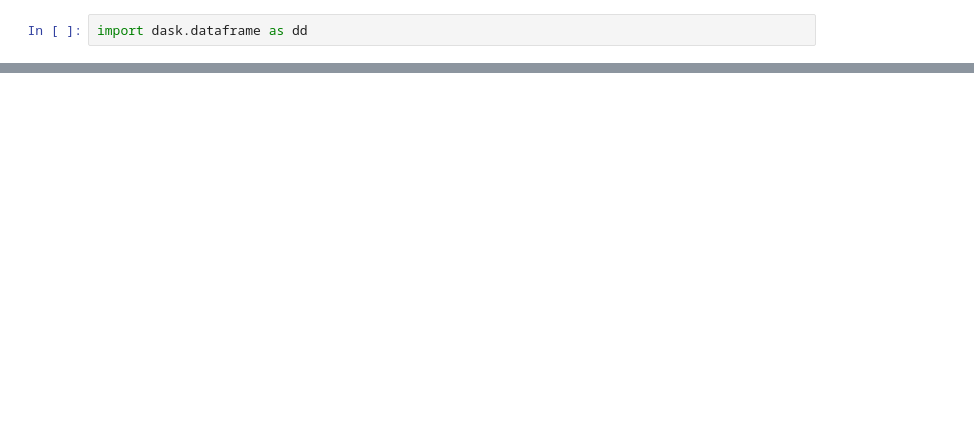
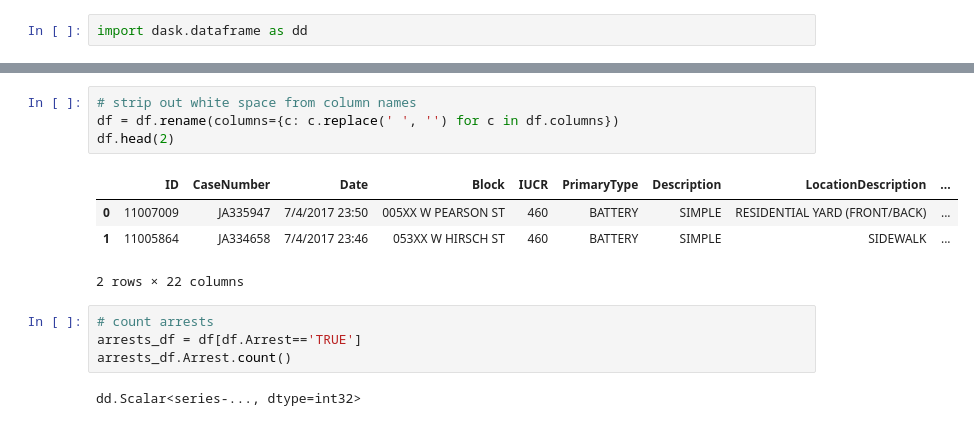
Before and after one commit to RandomFractals/ChicagoCrimes, a Jupyter notebook: notebooks/csv_data_preview.ipynb, the cells around one changed output, grey strips where cells are left out. Cells and saved outputs as stored; diff of their text form; blank space fills up the shorter version.

```diff
--- a/notebooks/csv_data_preview.ipynb
+++ b/notebooks/csv_data_preview.ipynb
@@ -25,0 +23,15 @@ df.tail(5)
+# %%
+# strip out white space from column names
+df = df.rename(columns={c: c.replace(' ', '') for c in df.columns})
+df.head(2)
+# %% [output]
+|  | ID | CaseNumber | Date | Block | IUCR | PrimaryType | Description | LocationDescription | ... |
+| 0 | 11007009 | JA335947 | 7/4/2017 23:50 | 005XX W PEARSON ST | 460 | BATTERY | SIMPLE | RESIDENTIAL YARD (FRONT/BACK) | ... |
+| 1 | 11005864 | JA334658 | 7/4/2017 23:46 | 053XX W HIRSCH ST | 460 | BATTERY | SIMPLE | SIDEWALK | ... |
+2 rows × 22 columns
+# %%
+# count arrests
+arrests_df = df[df.Arrest=='TRUE']
+arrests_df.Arrest.count()
+# %% [output]
+dd.Scalar<series-..., dtype=int32>
```
Also changed, not shown: parts of 6 cells of this notebook.
